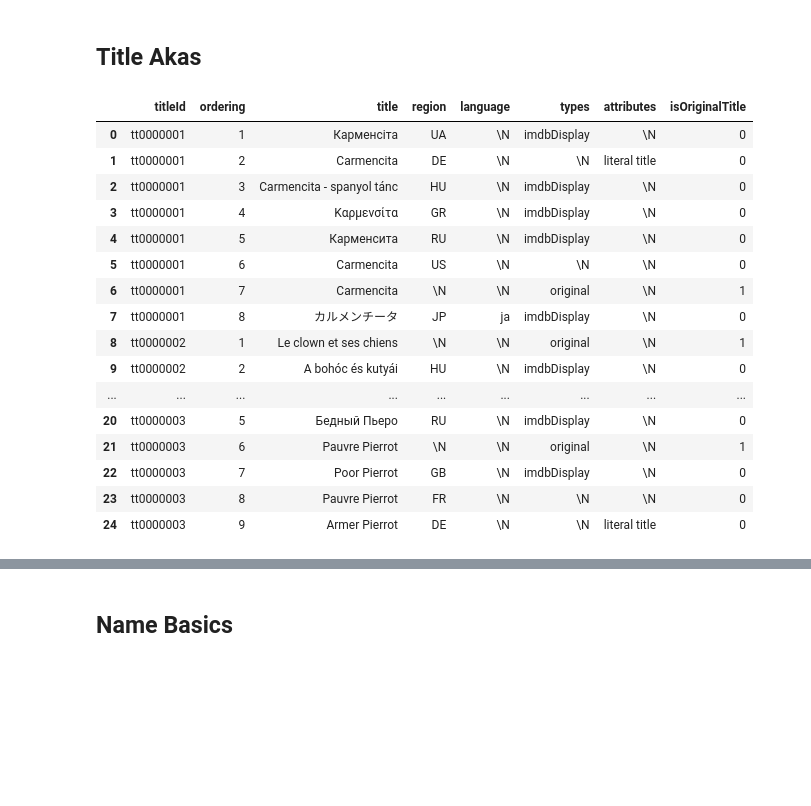
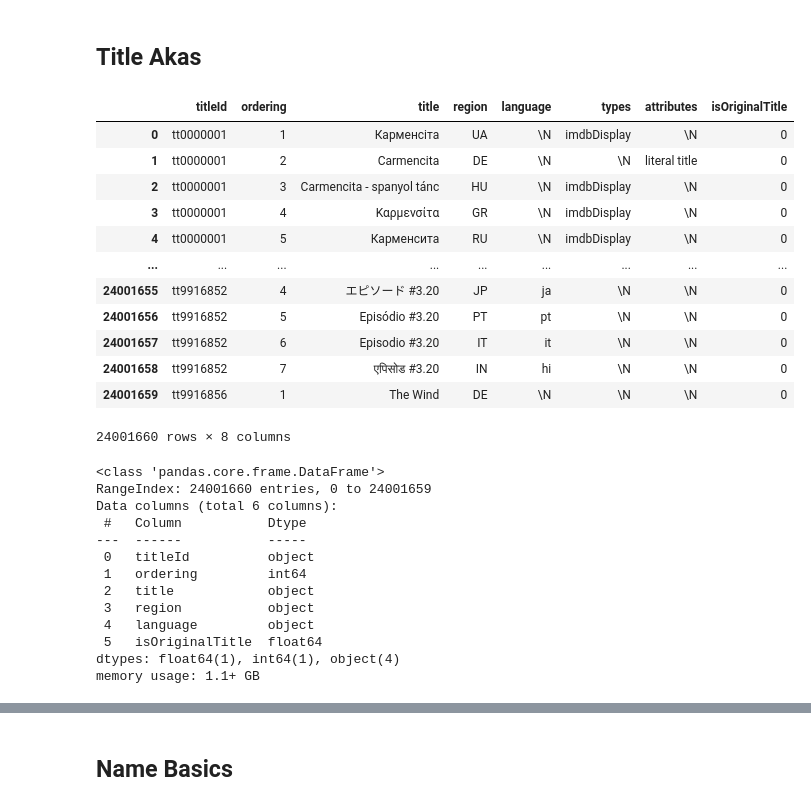
Before and after one commit to abasiamaakpan/Movie_Database_Application, a Jupyter notebook: Imdb_Database_App.ipynb, the cells around one changed output, grey strips where cells are left out. Drawn from its saved outputs; the diff is of its cells as text; code cells hidden in the pictures; blank space fills up the shorter version.

```diff
--- a/Imdb_Database_App.ipynb
+++ b/Imdb_Database_App.ipynb
@@ -648,26 +641,22 @@ for chunk in tqdm(batch(title_episodes_preprocessed,batch_size),total=length):
 # %% [markdown]
 ## Title Akas ##
 # %%
-title_akas = pd.read_csv('title.akas.tsv', nrows=25, delimiter='\t',encoding='utf-8')
+title_akas = pd.read_csv('title.akas.tsv', delimiter='\t',encoding='utf-8')
 title_akas
 # %% [output]
 |  | titleId | ordering | title | region | language | types | attributes | isOriginalTitle |
 | 0 | tt0000001 | 1 | Карменсіта | UA | \N | imdbDisplay | \N | 0 |
 | 1 | tt0000001 | 2 | Carmencita | DE | \N | \N | literal title | 0 |
 | 2 | tt0000001 | 3 | Carmencita - spanyol tánc | HU | \N | imdbDisplay | \N | 0 |
 | 3 | tt0000001 | 4 | Καρμενσίτα | GR | \N | imdbDisplay | \N | 0 |
 | 4 | tt0000001 | 5 | Карменсита | RU | \N | imdbDisplay | \N | 0 |
-| 5 | tt0000001 | 6 | Carmencita | US | \N | \N | \N | 0 |
-| 6 | tt0000001 | 7 | Carmencita | \N | \N | original | \N | 1 |
-| 7 | tt0000001 | 8 | カルメンチータ | JP | ja | imdbDisplay | \N | 0 |
-| 8 | tt0000002 | 1 | Le clown et ses chiens | \N | \N | original | \N | 1 |
-| 9 | tt0000002 | 2 | A bohóc és kutyái | HU | \N | imdbDisplay | \N | 0 |
 | ... | ... | ... | ... | ... | ... | ... | ... | ... |
-| 20 | tt0000003 | 5 | Бедный Пьеро | RU | \N | imdbDisplay | \N | 0 |
-| 21 | tt0000003 | 6 | Pauvre Pierrot | \N | \N | original | \N | 1 |
-| 22 | tt0000003 | 7 | Poor Pierrot | GB | \N | imdbDisplay | \N | 0 |
-| 23 | tt0000003 | 8 | Pauvre Pierrot | FR | \N | \N | \N | 0 |
-| 24 | tt0000003 | 9 | Armer Pierrot | DE | \N | \N | literal title | 0 |
+| 24001655 | tt9916852 | 4 | エピソード #3.20 | JP | ja | \N | \N | 0 |
+| 24001656 | tt9916852 | 5 | Episódio #3.20 | PT | pt | \N | \N | 0 |
+| 24001657 | tt9916852 | 6 | Episodio #3.20 | IT | it | \N | \N | 0 |
+| 24001658 | tt9916852 | 7 | एपिसोड #3.20 | IN | hi | \N | \N | 0 |
+| 24001659 | tt9916856 | 1 | The Wind | DE | \N | \N | \N | 0 |
+24001660 rows × 8 columns
 # %%
 def preprocess_dataframe_title_akas(data_frame):
     title_akas_new_series=data_frame
@@ -704,5 +693,19 @@ def preprocess_dataframe_title_akas(data_frame):
 title_akas_preprocessed=preprocess_dataframe_title_akas(title_akas)
 # %%
 title_akas_preprocessed.info()
+# %% [output]
+<class 'pandas.core.frame.DataFrame'>
+RangeIndex: 24001660 entries, 0 to 24001659
+Data columns (total 6 columns):
+ #   Column           Dtype
+---  ------           -----
+ 0   titleId          object
+ 1   ordering         int64
+ 2   title            object
+ 3   region           object
+ 4   language         object
+ 5   isOriginalTitle  float64
+dtypes: float64(1), int64(1), object(4)
+memory usage: 1.1+ GB
 # %%
 title_akas_preprocessed[~title_akas_preprocessed.titleId.isin(title_basics_preprocessed.tconst)]
```
Also changed, not shown: parts of 39 cells of this notebook.
